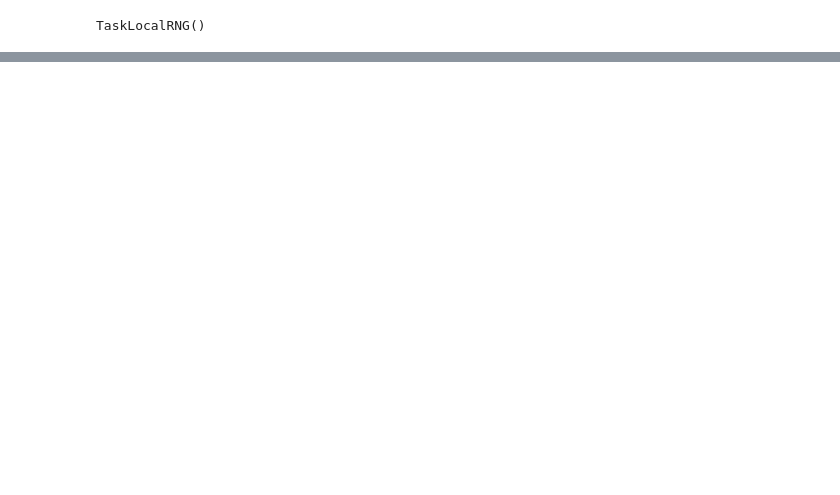
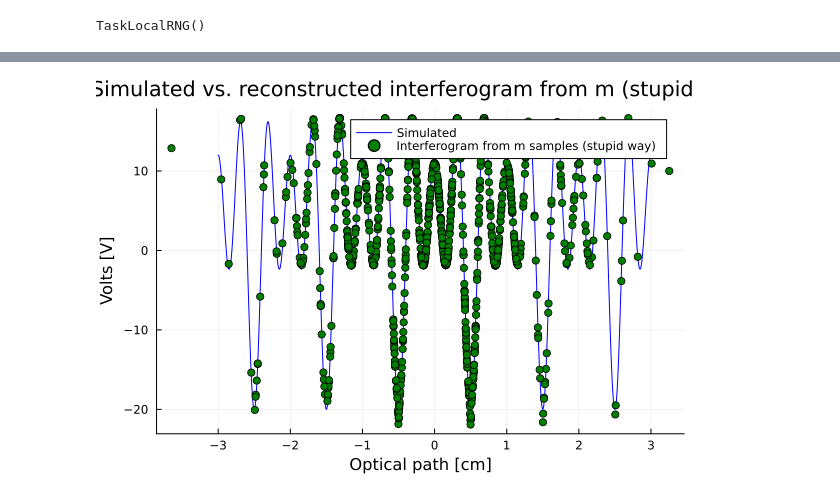
Before and after one commit to GBelemBarbosa/Mestrado, a Jupyter notebook: ITT/ITT_cs_julia.ipynb, the cells around one changed output, grey strips where cells are left out. Cells and saved outputs as stored; diff of their text form; code cells hidden in the pictures; blank space fills up the shorter version.

```diff
--- a/ITT/ITT_cs_julia.ipynb
+++ b/ITT/ITT_cs_julia.ipynb
@@ -108,0 +104,9 @@ ArgumentError: ArgumentError: invalid argument #4 to LAPACK call
+# %%
+# Get interferogram to check
+interferogramₙ = iDFTₙ*spectrumₙ
+
+plot(t_smooth, interferogram_smooth, color=:blue, label="Simulated")
+scatter!(tₙ, real(interferogramₙ), color=:green, label="Interferogram from m samples (stupid way)")
+plot!(title="Simulated vs. reconstructed interferogram from m (stupid way)", xlabel="Optical path [cm]", ylabel="Volts [V]")
+# %% [output]
+[figure, added]
```
Also changed, not shown: parts of 7 cells of this notebook, 38 other files.
